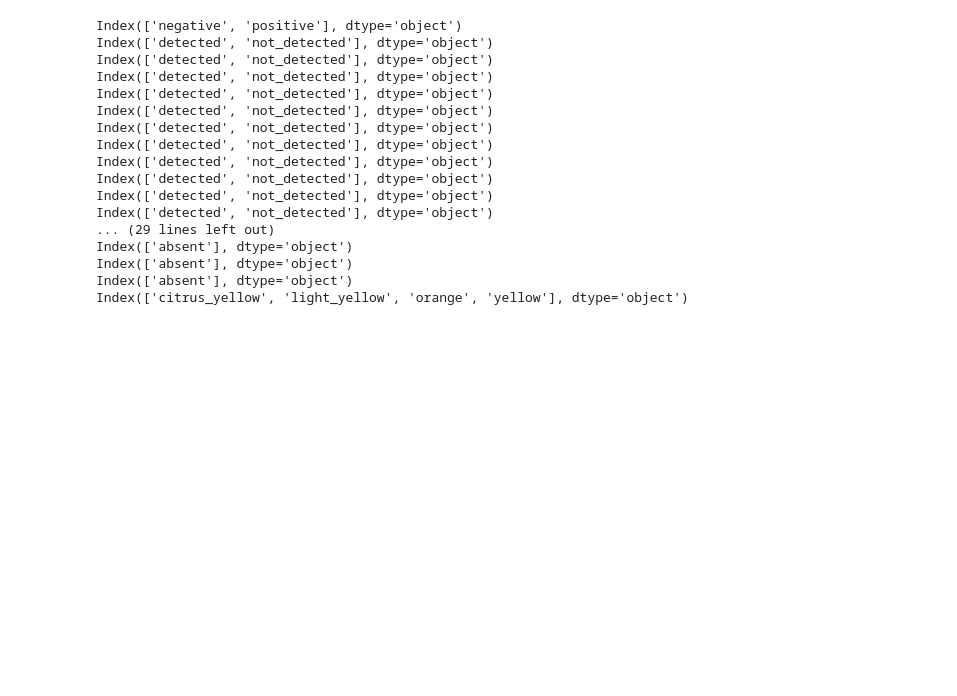
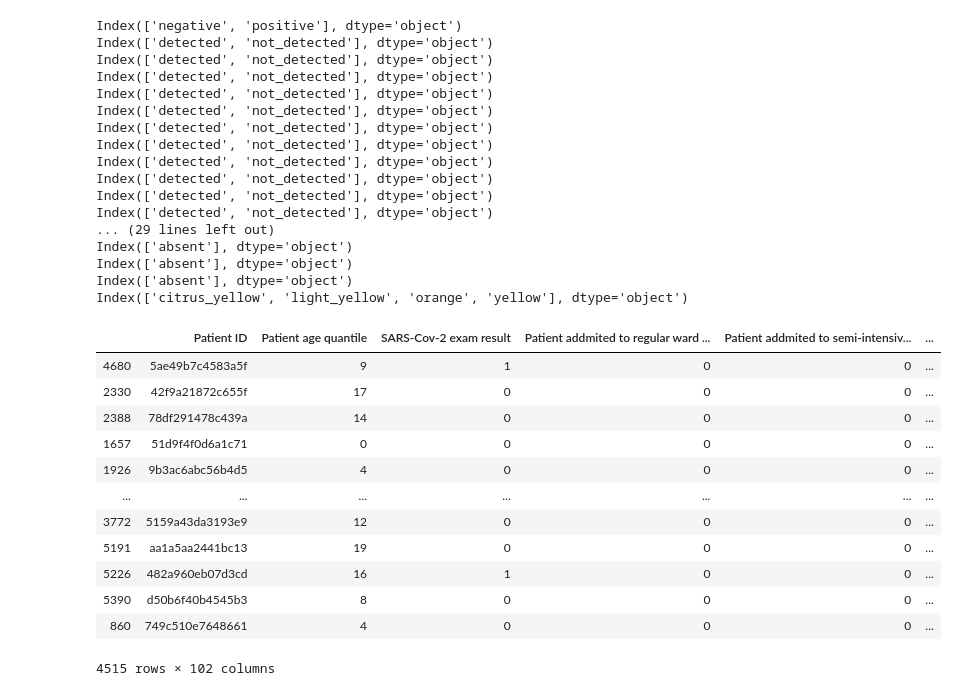
Before and after one commit to luizfelipelazzaron/talus_covid19, a Jupyter notebook: task_2/Untitled.ipynb, the cells around one changed output. Saved outputs shown, nothing was run; the diff lists cells and outputs as text; code cells hidden in the pictures; blank space fills up the shorter version.

Commit message:
separando dataframes

```diff
--- a/task_2/Untitled.ipynb
+++ b/task_2/Untitled.ipynb
@@ -197,3 +197,24 @@ df = df.replace({'Ausentes': 1, 'Urato Amorfo --+': 0, 'Oxalato de Cálcio +++':
 # o computador fica muito irritado se ele ver um número se dizendo de string
 df['Urine - pH'] = df['Urine - pH'].astype('float')
 df['Urine - Leukocytes'] = df['Urine - Leukocytes'].astype('float')
+# %%
+# já que a gente só tem um dataset eu mesmo vou criar um de treino e teste
+from sklearn.model_selection import train_test_split
+# nostalgia do hands-on...
+# vou usar até o mesmo random_state do ageron
+df_train, df_test = train_test_split(df, test_size=0.2, random_state=42)
+df_train
+# %% [output]
+|  | Patient ID | Patient age quantile | SARS-Cov-2 exam result | Patient addmited to regular ward ... | Patient addmited to semi-intensiv... | ... |
+| 4680 | 5ae49b7c4583a5f | 9 | 1 | 0 | 0 | ... |
+| 2330 | 42f9a21872c655f | 17 | 0 | 0 | 0 | ... |
+| 2388 | 78df291478c439a | 14 | 0 | 0 | 0 | ... |
+| 1657 | 51d9f4f0d6a1c71 | 0 | 0 | 0 | 0 | ... |
+| 1926 | 9b3ac6abc56b4d5 | 4 | 0 | 0 | 0 | ... |
+| ... | ... | ... | ... | ... | ... | ... |
+| 3772 | 5159a43da3193e9 | 12 | 0 | 0 | 0 | ... |
+| 5191 | aa1a5aa2441bc13 | 19 | 0 | 0 | 0 | ... |
+| 5226 | 482a960eb07d3cd | 16 | 1 | 0 | 0 | ... |
+| 5390 | d50b6f40b4545b3 | 8 | 0 | 0 | 0 | ... |
+| 860 | 749c510e7648661 | 4 | 0 | 0 | 0 | ... |
+4515 rows × 102 columns
```
Also changed, not shown: parts of 2 cells of this notebook.
